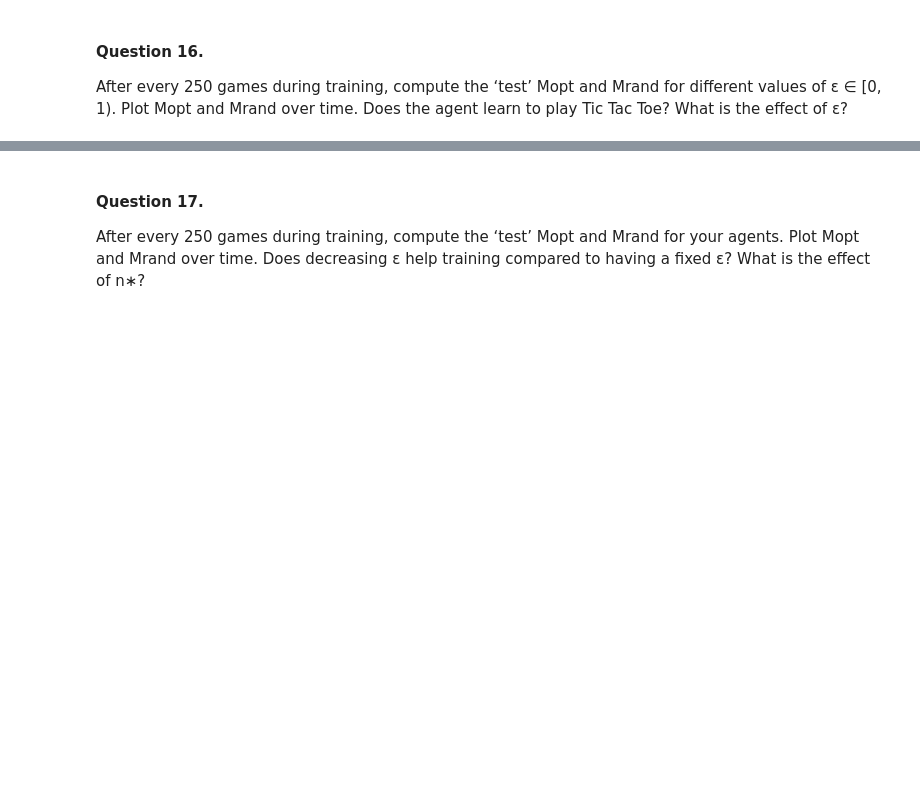
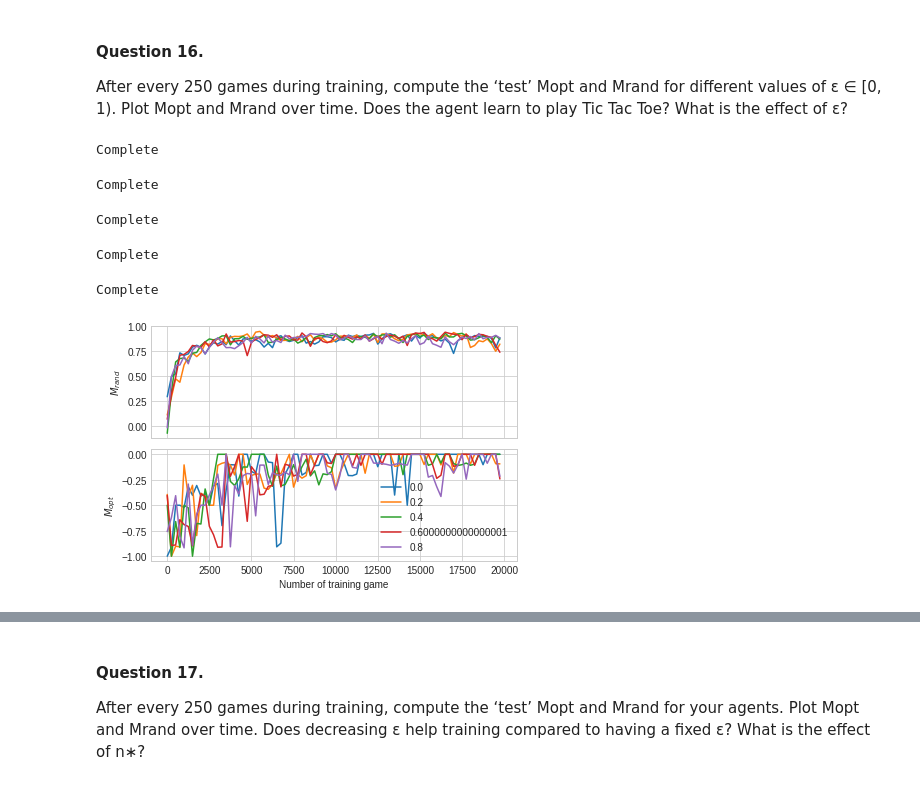
Before and after one commit to Gianniii/CS-456-Artificial-Neural-Network-Miniproject, a Jupyter notebook: tic_tac_toe.ipynb, the cells around one changed output, grey strips where cells are left out. Saved outputs shown, nothing was run; the diff lists cells and outputs as text; code cells hidden in the pictures; blank space fills up the shorter version.

```diff
--- a/tic_tac_toe.ipynb
+++ b/tic_tac_toe.ipynb
@@ -1142,10 +1467,9 @@ with plt.style.context('seaborn-whitegrid'):
     for n in np.linspace(1, 40000, 5, endpoint=False).astype(int):
         _, _, Mrands , Mopts  = train(other_player_epsilon = 0.5, num_games = 20000,
                                       num_exploratory_games= n, evaluate_M_values=True)
+        avg_idx = np.arange(20000 // 250)
         avg_x = [i * 250 for i in avg_idx]
         x = [i * 250 for i in range(len(Mrands))]
-        avg_idx = np.arange(20000 // 250)
-        avg_rewards = [np.mean(episode_rewards[250 * i: 250 * (i + 1)]) for i in avg_idx]
 
         ax[0].plot(x, Mrands)
         ax[1].plot(x, Mopts, label=n)
@@ -1224,16 +1507,13 @@ fig, ax = plt.subplots(nrows=2, sharex=True)
 with plt.style.context('seaborn-whitegrid'):
     plt.suptitle(f"Decreasing epsilon")
     for eps in np.linspace(0, 1, 5, endpoint=False):
-         _, _, Mrands , Mopts  = train(other_player_epsilon = eps, num_games = 20000,
-                                       num_exploratory_games= best_n_star, evaluate_M_values=True)
+         _, _, Mrands , Mopts  = train(other_player_epsilon = eps, num_games = 20000, num_exploratory_games= best_n_star, evaluate_M_values=True)
+         avg_idx = np.arange(20000 // 250)
+         avg_x = [i * 250 for i in avg_idx]
+         x = [i * 250 for i in range(len(Mrands))]
 
-        avg_x = [i * 250 for i in avg_idx]
-        x = [i * 250 for i in range(len(Mrands))]
-        avg_idx = np.arange(20000 // 250)
-        avg_rewards = [np.mean(episode_rewards[250 * i: 250 * (i + 1)]) for i in avg_idx]
-
-        ax[0].plot(x, Mrands)
-        ax[1].plot(x, Mopts, label=eps)
+         ax[0].plot(x, Mrands)
+         ax[1].plot(x, Mopts, label=eps)
 
     ax[1].set_xlabel('Number of training game')
     ax[0].set_ylabel(r'$M_{rand}$')
@@ -1321,7 +1571,7 @@ def self_train(num_games = NUM_GAMES, batch_size = BATCH_SIZE, gamma = GAMMA, ep
 
     device = torch.device("cuda" if torch.cuda.is_available() else "cpu")
 
-    actor = DQNActor(device = device, batch_size = batch_size, gamma = gamma, memory_size = memory_size);
+    actor = DQNActor(device = "cpu", batch_size = batch_size, gamma = gamma, memory_size = memory_size);
 
     env = TictactoeEnv()
 
@@ -1335,7 +1585,7 @@ def self_train(num_games = NUM_GAMES, batch_size = BATCH_SIZE, gamma = GAMMA, ep
     # Main Training loop
     # Train over a number of games
     #TODO alternate players first player for self training
-    for i_episode in range(num_games):
+    for i_episode in tqdm(range(num_games)):
 
         # Initialize the environment and state
         env.reset()
@@ -1435,7 +1685,7 @@ def self_train(num_games = NUM_GAMES, batch_size = BATCH_SIZE, gamma = GAMMA, ep
             Mopts.append(Mopt)
 
     print('Complete')
-    return rewards, losses, Mrands, Mopts
+    return actor, rewards, losses, Mrands, Mopts
 # %% [markdown]
 #### Question 16.
 
@@ -1443,26 +1693,30 @@ After every 250 games during training, compute the ‘test’ Mopt and Mrand for
 # %%
 best_n_star = 1
 plt.style.use('seaborn-whitegrid')
-fig, ax = plt.subplots(nrows=3, sharex=True)
+fig, ax = plt.subplots(nrows=2, sharex=True)
 with plt.style.context('seaborn-whitegrid'):
-    plt.suptitle(f"Decreasing epsilon")
-    for eps in np.linspace(0, 1, 5, endpoint=True):
-         _, _, Mrands , Mopts  = train(other_player_epsilon = eps, num_games = 20000,
+    for eps in np.linspace(0, 1, 5, endpoint=False):
+         _, _, _, Mrands , Mopts  = self_train(other_player_epsilon = eps, num_games = 20000,
                                        num_exploratory_games= best_n_star, evaluate_M_values=True)
+         avg_idx = np.arange(20000 // 250)
+         avg_x = [i * 250 for i in avg_idx]
+         x = [i * 250 for i in range(len(Mrands))]
 
-        avg_x = [i * 250 for i in avg_idx]
-        x = [i * 250 for i in range(len(Mrands))]
-        avg_idx = np.arange(20000 // 250)
-        avg_rewards = [np.mean(episode_rewards[250 * i: 250 * (i + 1)]) for i in avg_idx]
-
-        ax[0].plot(x, Mrands)
-        ax[1].plot(x, Mopts, label=eps)
+         ax[0].plot(x, Mrands)
+         ax[1].plot(x, Mopts, label=eps)
 
     ax[1].set_xlabel('Number of training game')
     ax[0].set_ylabel(r'$M_{rand}$')
     ax[1].set_ylabel(r'$M_{opt}$')
 
     plt.legend()
     plt.tight_layout()
-    plt.savefig(f"./Mopt_Mrand_question14.png")
+    plt.savefig(f"./Mopt_Mrand_question16.png")
     plt.show()
+# %% [output]
+Complete
+Complete
+Complete
+Complete
+Complete
+[figure, added]
```
Also changed, not shown: parts of 25 cells of this notebook.
